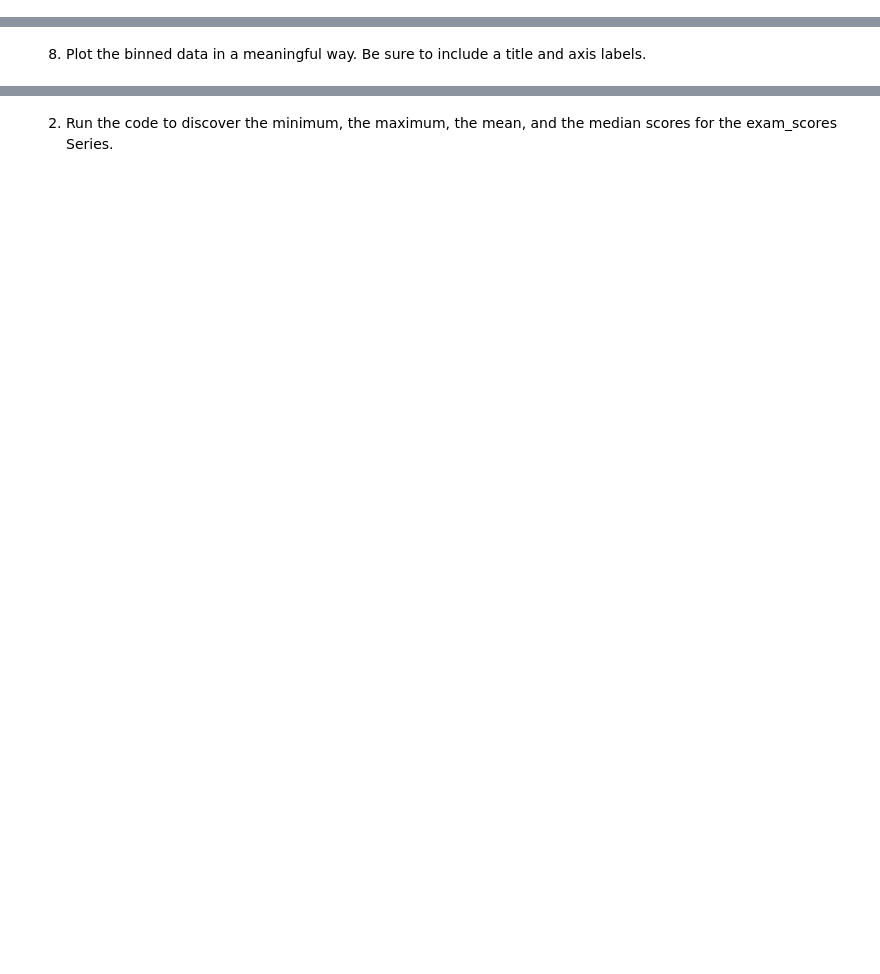
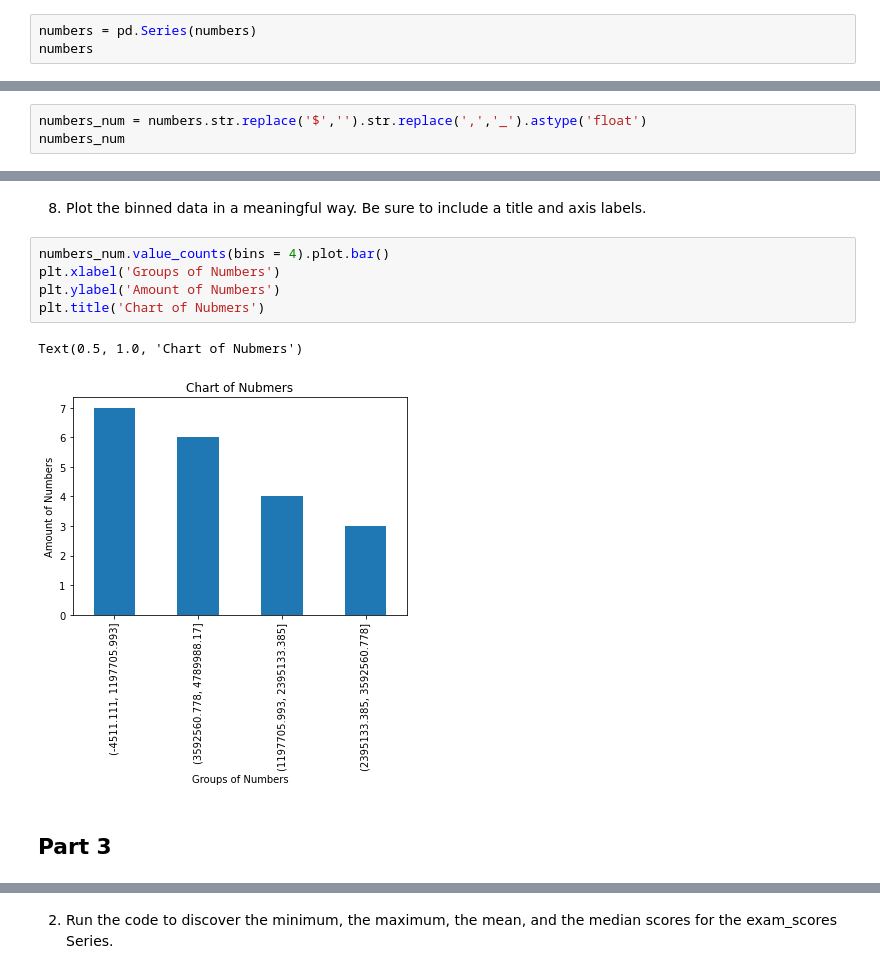
Before and after one commit to kanieladenis/numpy-pandas-visualization-exercises, a Jupyter notebook: pandas_series.ipynb, the cells around one changed output, grey strips where cells are left out. Saved outputs shown, nothing was run; the diff lists cells and outputs as text; blank space fills up the shorter version.

```diff
--- a/pandas_series.ipynb
+++ b/pandas_series.ipynb
@@ -370,0 +396,3 @@ def is_vowel(string):
+# %%
+numbers = pd.Series(numbers)
+numbers
@@ -377,2 +429,5 @@ def is_vowel(string):
 # %% [markdown]
 3. Perform the necessary manipulations by accessing Series attributes and methods to convert the numbers Series to a numeric data type.
+# %%
+numbers_num = numbers.str.replace('$','').str.replace(',','_').astype('float')
+numbers_num
@@ -387,2 +483,12 @@ def is_vowel(string):
 # %% [markdown]
 8. Plot the binned data in a meaningful way. Be sure to include a title and axis labels.
+# %%
+numbers_num.value_counts(bins = 4).plot.bar()
+plt.xlabel('Groups of Numbers')
+plt.ylabel('Amount of Numbers')
+plt.title('Chart of Nubmers')
+# %% [output]
+Text(0.5, 1.0, 'Chart of Nubmers')
+[figure, added]
+# %% [markdown]
+## Part 3
```
Also changed, not shown: parts of 45 cells of this notebook, 3 other files.
